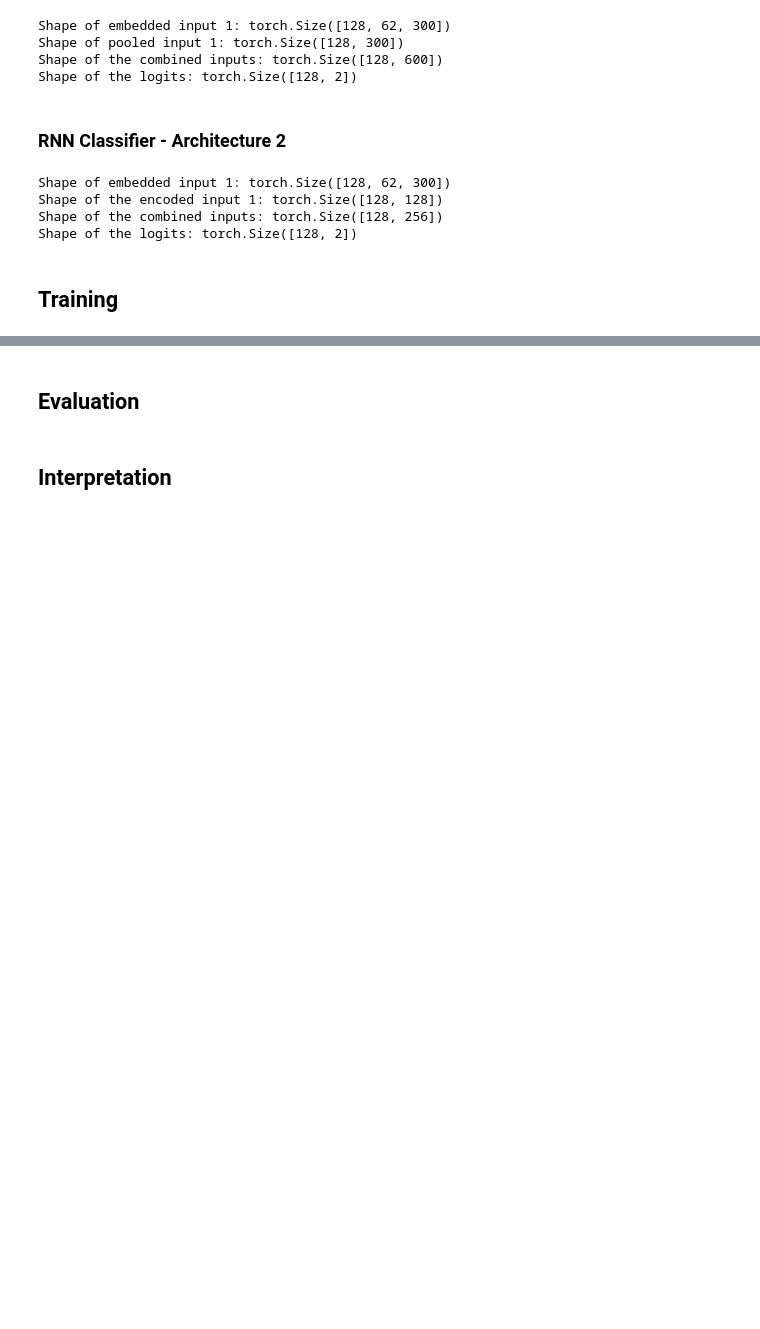
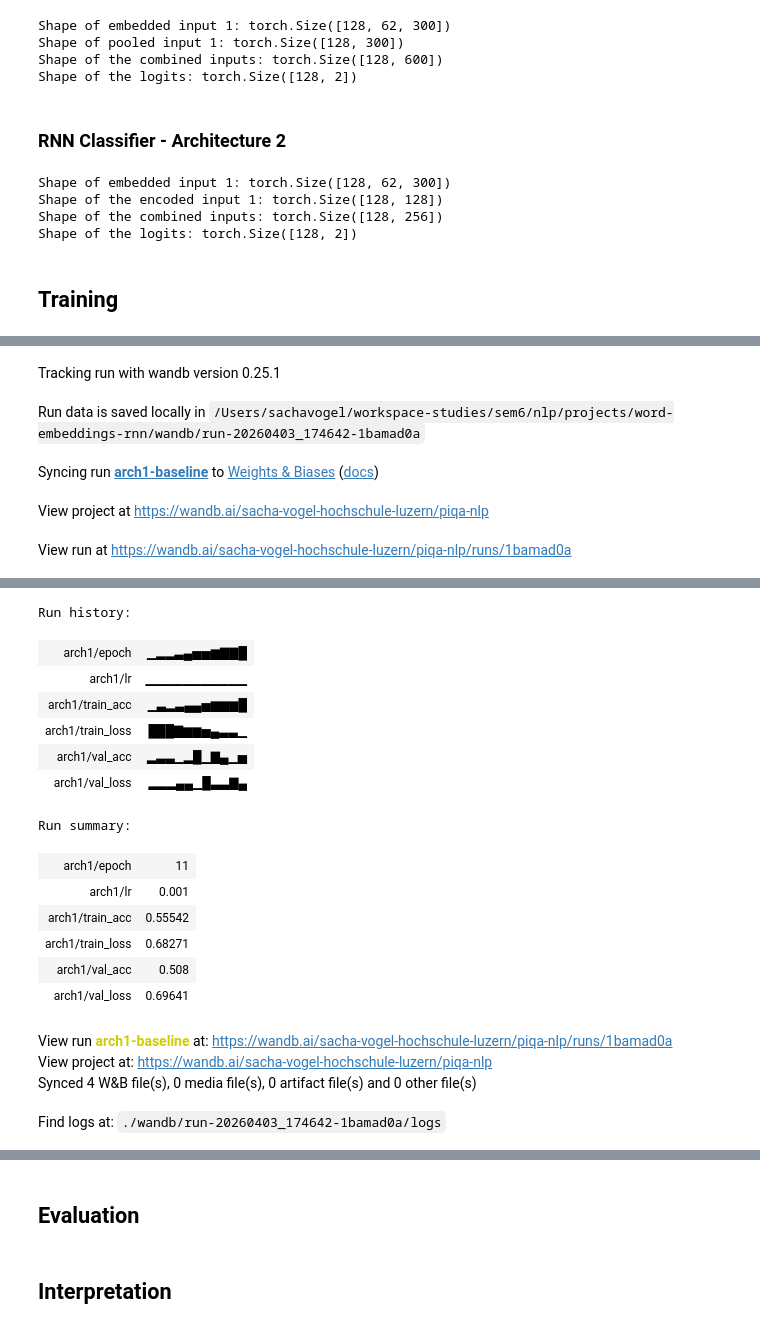
Before and after one commit to saegii/nlp, a Jupyter notebook: projects/word-embeddings-rnn/nlp-project-word-embeddings-rnn.ipynb, the cells around one changed output, grey strips where cells are left out. Saved outputs shown, nothing was run; the diff lists cells and outputs as text; code cells hidden in the pictures; blank space fills up the shorter version.

Commit message:
train the models

```diff
--- a/projects/word-embeddings-rnn/nlp-project-word-embeddings-rnn.ipynb
+++ b/projects/word-embeddings-rnn/nlp-project-word-embeddings-rnn.ipynb
@@ -226,7 +259,7 @@ PAD_TOKEN = '<PAD>'
 def create_vocabulary(rows):
     v = set([SEPARATION_TOKEN, UNK_TOKEN, PAD_TOKEN])
     for row in rows:
-        for token in row['input1'] + row['input2']:
+        for token in row[INPUT1_FIELD] + row[INPUT2_FIELD]:
             v.add(token)
     return v
 
@@ -417,6 +450,11 @@ class EmbeddingClassifier(nn.Module):
                 padding_idx=PAD_INDEX # We set the padding index to ensure that this vector does not influence model weights.
         )
         self.embedding.weight = nn.Parameter(embedding_matrix, requires_grad=False) # We import and freeze the pretrained weights.
+
+        # Try to improve the learning by unfreezing indices for special tokens
+        special_indices = [word2idx[UNK_TOKEN], word2idx[SEPARATION_TOKEN]]
+        for idx in special_indices:
+            self.embedding.weight.data[idx].requires_grad_(True)
 
         self.classifier = nn.Sequential(
             nn.Linear(2 * embedding_dim, hidden_dim),
@@ -544,0 +655,17 @@ arch_two = RnnClassifier(embedding_matrix, rnn_hidden_dim=HIDDEN_DIM_RNN, classi
+# %%
+baseline_config = {
+    "lr":           1e-3,
+    "weight_decay": 1e-4,
+    "max_epochs":   30,
+    "patience":     5,
+}
+
+with wandb.init(project="piqa-nlp", name="arch1-baseline", config=baseline_config):
+    model_arch1 = EmbeddingClassifier(
+        embedding_matrix=embedding_matrix,
+        hidden_dim=HIDDEN_DIM_CLASSIFIER,
+        dropout_probability=DROPOUT_PROBABILITY,
+        padding_index=PAD_INDEX
+    )
+    train_model(model_arch1, train_loader, valid_loader, baseline_config, arch_name="arch1")
+# %% [output]
@@ -544,0 +673,5 @@ arch_two = RnnClassifier(embedding_matrix, rnn_hidden_dim=HIDDEN_DIM_RNN, classi
+Tracking run with wandb version 0.25.1
+Run data is saved locally in /Users/sachavogel/workspace-studies/sem6/nlp/projects/word-embeddings-rnn/wandb/run-20260403_174642-1bamad0a
+Syncing run arch1-baseline to Weights & Biases (docs)
+View project at https://wandb.ai/sacha-vogel-hochschule-luzern/piqa-nlp
+View run at https://wandb.ai/sacha-vogel-hochschule-luzern/piqa-nlp/runs/1bamad0a
@@ -544,0 +695,18 @@ arch_two = RnnClassifier(embedding_matrix, rnn_hidden_dim=HIDDEN_DIM_RNN, classi
+Run history:
+| arch1/epoch | ▁▂▂▃▄▅▅▆▇▇█ |
+| arch1/lr | ▁▁▁▁▁▁▁▁▁▁▁ |
+| arch1/train_acc | ▁▃▂▃▄▄▅▆▆▆█ |
+| arch1/train_loss | ███▇▆▆▅▄▃▃▁ |
+| arch1/val_acc | ▂▃▃▁▂█▁▇▄▁▅ |
+| arch1/val_loss | ▂▂▂▄▄▁█▃▃▇▄ |
+Run summary:
+| arch1/epoch | 11 |
+| arch1/lr | 0.001 |
+| arch1/train_acc | 0.55542 |
+| arch1/train_loss | 0.68271 |
+| arch1/val_acc | 0.508 |
+| arch1/val_loss | 0.69641 |
+View run arch1-baseline at: https://wandb.ai/sacha-vogel-hochschule-luzern/piqa-nlp/runs/1bamad0a
+View project at: https://wandb.ai/sacha-vogel-hochschule-luzern/piqa-nlp
+Synced 4 W&B file(s), 0 media file(s), 0 artifact file(s) and 0 other file(s)
+Find logs at: ./wandb/run-20260403_174642-1bamad0a/logs
```
Also changed, not shown: parts of 8 cells of this notebook.
